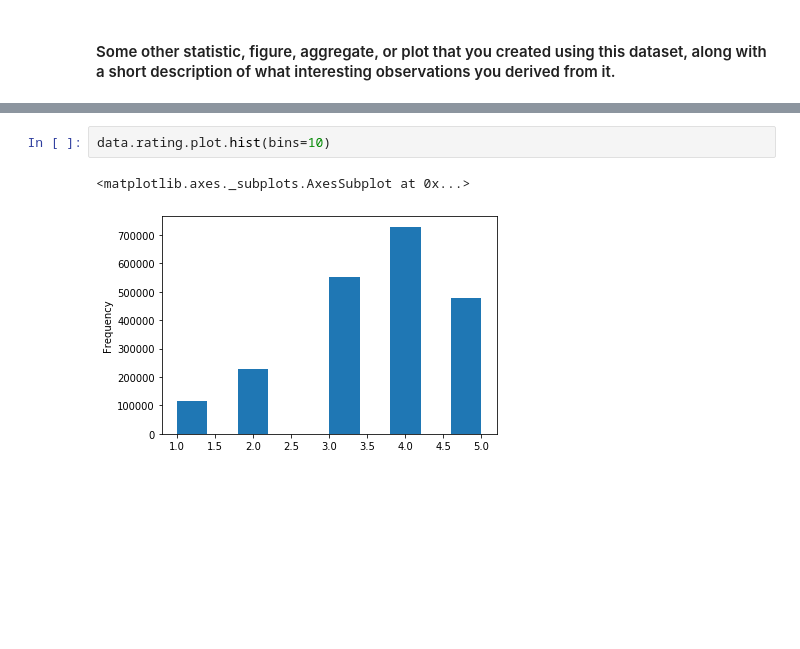
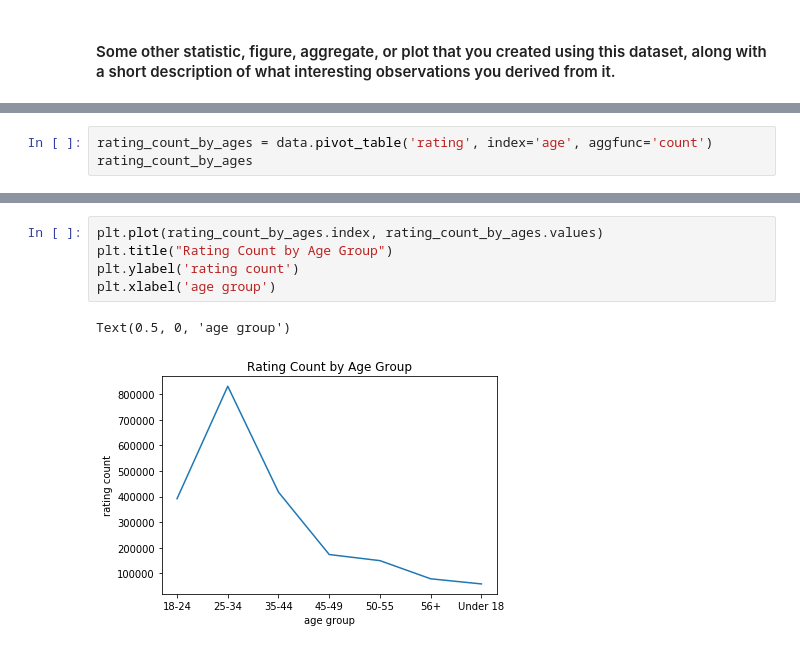
Before and after one commit to run-cmw/data-mining-practice, a Jupyter notebook: assignment1-wells.ipynb, the cells around one changed output, grey strips where cells are left out. Cells and saved outputs as stored; diff of their text form; blank space fills up the shorter version.

```diff
--- a/assignment1-wells.ipynb
+++ b/assignment1-wells.ipynb
@@ -391,0 +408,3 @@ rating_mean_by_ages
+# %%
+rating_count_by_ages = data.pivot_table('rating', index='age', aggfunc='count')
+rating_count_by_ages
@@ -403,5 +432,8 @@ Text(0.5, 0, 'age group')
-# %%
-data.rating.plot.hist(bins=10)
-# %% [output]
-<matplotlib.axes._subplots.AxesSubplot at 0x...>
-[figure, removed]
+# %%
+plt.plot(rating_count_by_ages.index, rating_count_by_ages.values)
+plt.title("Rating Count by Age Group")
+plt.ylabel('rating count')
+plt.xlabel('age group')
+# %% [output]
+Text(0.5, 0, 'age group')
+[figure, added]
```
Also changed, not shown: parts of 16 cells of this notebook.
